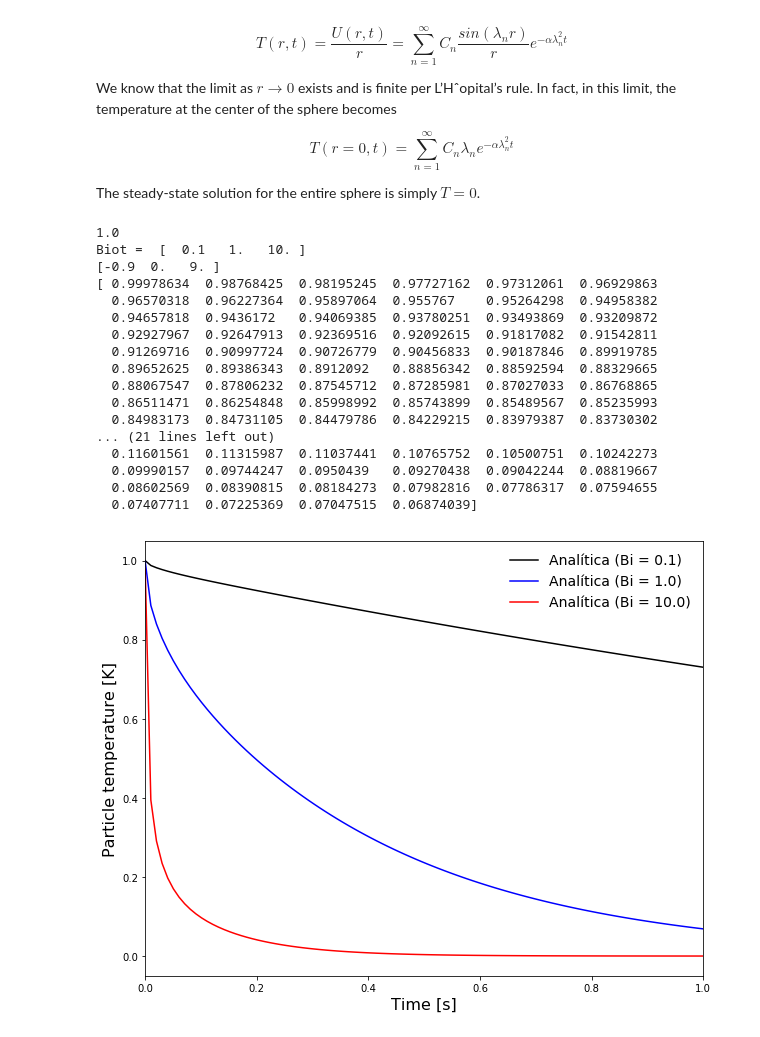
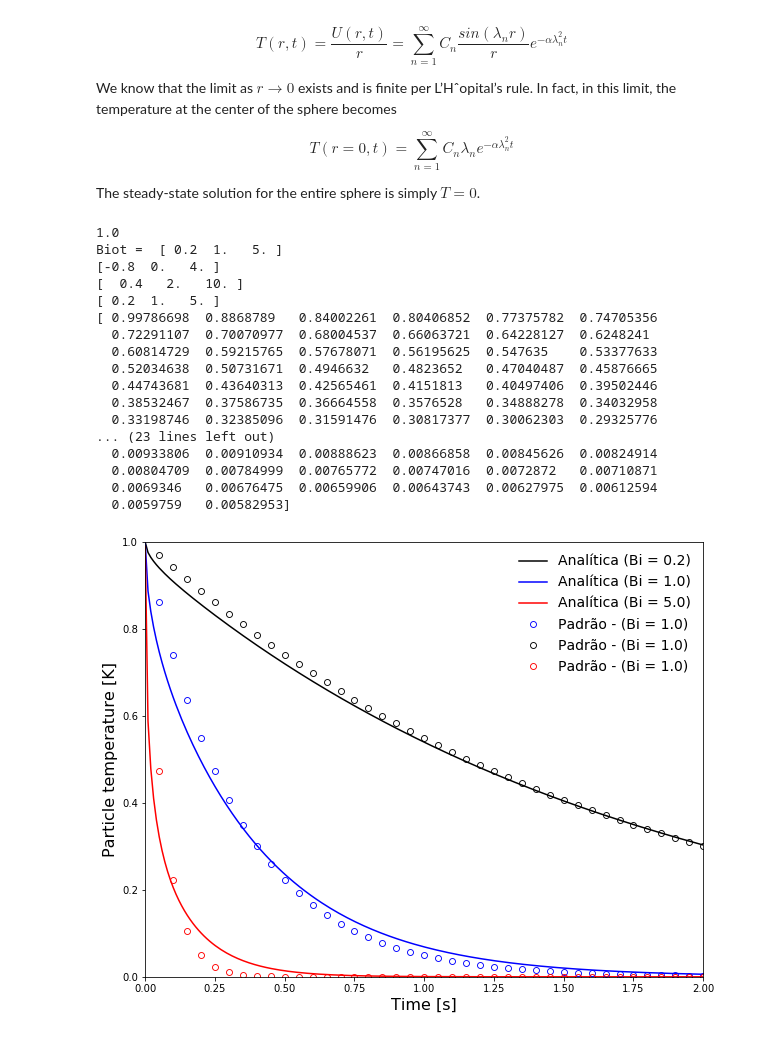
Before and after one commit to lucillalmeida/doutorado-validacoes, a Jupyter notebook: cooling_particle/Post-processing/Transient heat conduction in a solid sphere with convective boundary-comparison.ipynb, the cells around one changed output. Saved outputs shown, nothing was run; the diff lists cells and outputs as text; code cells hidden in the pictures.

```diff
--- a/cooling_particle/Post-processing/Transient heat conduction in a solid sphere with convective boundary-comparison.ipynb
+++ b/cooling_particle/Post-processing/Transient heat conduction in a solid sphere with convective boundary-comparison.ipynb
@@ -163,21 +163,27 @@ b= radius
 rho = 1.0
 cp = 1.0
 k=1.0
-Tm = 0.0
+#Tm = 0.0
 alpha = k/(rho*cp)
 print(alpha)
 Tav_0 = 1.0
 Fr = Tav_0
-
-h = np.array([0.1, 1.0, 10.0])
+k_f = 1.0
+Nu = np.array([0.4, 2, 10])
+#Nu = np.array([0.4, 4, 10])
+h = Nu*k_f/(2*radius)
 Biot = h*radius/k
 print("Biot = ", Biot)
 K_array = (h/k - 1/b)
 
+#Nu = h*radius*2/k_f
+
 print(K_array)
+print(Nu)
+print(h)
 
 temperature_list = list()
-t = np.linspace(0,1.0, 100)
+t = np.linspace(0,2.0, 200)
 
 for i in range(len(K_array)):
     K = K_array[i]
@@ -190,37 +196,58 @@ for i in range(len(K_array)):
 
     temperature_list.append(Temperature_array)
 
-print(temperature_list[0])
+#print(temperature_list[0])
 print(temperature_list[1])
 # %% [output]
 1.0
-Biot =  [  0.1   1.   10. ]
-[-0.9  0.   9. ]
-[ 0.99978634  0.98768425  0.98195245  0.97727162  0.97312061  0.96929863
-  0.96570318  0.96227364  0.95897064  0.955767    0.95264298  0.94958382
-  0.94657818  0.9436172   0.94069385  0.93780251  0.93493869  0.93209872
-  0.92927967  0.92647913  0.92369516  0.92092615  0.91817082  0.91542811
-  0.91269716  0.90997724  0.90726779  0.90456833  0.90187846  0.89919785
-  0.89652625  0.89386343  0.8912092   0.88856342  0.88592594  0.88329665
-  0.88067547  0.87806232  0.87545712  0.87285981  0.87027033  0.86768865
-  0.86511471  0.86254848  0.85998992  0.85743899  0.85489567  0.85235993
-  0.84983173  0.84731105  0.84479786  0.84229215  0.83979387  0.83730302
-... (21 lines left out)
-  0.11601561  0.11315987  0.11037441  0.10765752  0.10500751  0.10242273
-  0.09990157  0.09744247  0.0950439   0.09270438  0.09042244  0.08819667
-  0.08602569  0.08390815  0.08184273  0.07982816  0.07786317  0.07594655
-  0.07407711  0.07225369  0.07047515  0.06874039]
+Biot =  [ 0.2  1.   5. ]
+[-0.8  0.   4. ]
+[  0.4   2.   10. ]
+[ 0.2  1.   5. ]
+[ 0.99786698  0.8868789   0.84002261  0.80406852  0.77375782  0.74705356
+  0.72291107  0.70070977  0.68004537  0.66063721  0.64228127  0.6248241
+  0.60814729  0.59215765  0.57678071  0.56195625  0.547635    0.53377633
+  0.52034638  0.50731671  0.4946632   0.4823652   0.47040487  0.45876665
+  0.44743681  0.43640313  0.42565461  0.4151813   0.40497406  0.39502446
+  0.38532467  0.37586735  0.36664558  0.3576528   0.34888278  0.34032958
+  0.33198746  0.32385096  0.31591476  0.30817377  0.30062303  0.29325776
+... (23 lines left out)
+  0.00933806  0.00910934  0.00888623  0.00866858  0.00845626  0.00824914
+  0.00804709  0.00784999  0.00765772  0.00747016  0.0072872   0.00710871
+  0.0069346   0.00676475  0.00659906  0.00643743  0.00627975  0.00612594
+  0.0059759   0.00582953]
+# %%
+Rocky_zero_way_Bi1_standard = open("temperature_bi_1_standard.csv", 'r')
+t_zero_way_Bi1_standard, temp_zero_way_Bi1_standard = np.loadtxt(Rocky_zero_way_Bi1_standard, delimiter = ',', skiprows = 1, unpack = True)
+Rocky_zero_way_Bi1_standard.close()
+
+Rocky_zero_way_Bi02_standard = open("temperature_bi_0,2_standard.csv", 'r')
+t_zero_way_Bi02_standard, temp_zero_way_Bi02_standard = np.loadtxt(Rocky_zero_way_Bi02_standard, delimiter = ',', skiprows = 1, unpack = True)
+Rocky_zero_way_Bi02_standard.close()
+
+Rocky_zero_way_Bi5_standard = open("temperature_bi_5_standard.csv", 'r')
+t_zero_way_Bi5_standard, temp_zero_way_Bi5_standard = np.loadtxt(Rocky_zero_way_Bi5_standard, delimiter = ',', skiprows = 1, unpack = True)
+Rocky_zero_way_Bi5_standard.close()
 # %%
+
+
 
 plt.rcParams["figure.figsize"] = (10.0, 8.0)
 plt.plot(t,temperature_list[0], linestyle = "-", color = "black", label = "Analítica (Bi = {0:.1f})".format(Biot[0]))
 plt.plot(t,temperature_list[1], linestyle = "-", color = "blue", label = "Analítica (Bi = {0:.1f})".format(Biot[1]))
 plt.plot(t,temperature_list[2], linestyle = "-", color = "red", label = "Analítica (Bi = {0:.1f})".format(Biot[2]))
-plt.xlim(0, t[-1])
-#plt.ylim(300, 500)
+
+plt.plot(t_zero_way_Bi1_standard, temp_zero_way_Bi1_standard, linestyle = "None", marker = 'o', markeredgecolor = "blue",
+         markeredgewidth = 0.9, markevery=1, markerfacecolor = "none", label = "Padrão - (Bi = {0:.1f})".format(Biot[1]))
+plt.plot(t_zero_way_Bi02_standard, temp_zero_way_Bi02_standard, linestyle = "None", marker = 'o', markeredgecolor = "black",
+         markeredgewidth = 0.9, markevery=1, markerfacecolor = "none", label = "Padrão - (Bi = {0:.1f})".format(Biot[1]))
+plt.plot(t_zero_way_Bi5_standard, temp_zero_way_Bi5_standard, linestyle = "None", marker = 'o', markeredgecolor = "red",
+         markeredgewidth = 0.9, markevery=1, markerfacecolor = "none", label = "Padrão - (Bi = {0:.1f})".format(Biot[1]))
+plt.xlim(0, 2)
+plt.ylim(0, 1)
 plt.legend(fontsize=14, loc='upper right', frameon=False)
 plt.ylabel('Particle temperature [K]', fontsize=16)
 plt.xlabel('Time [s]', fontsize=16)
 plt.show()
 # %% [output]
-[figure, old version]
+[figure, new version]
```
Also changed, not shown: 3 other files.
